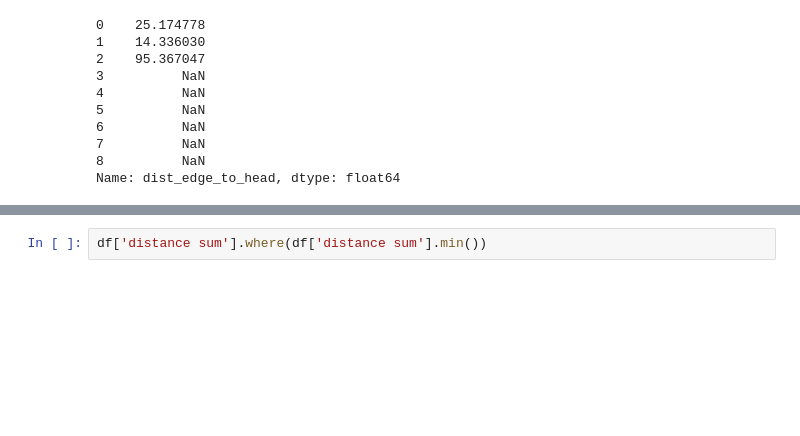
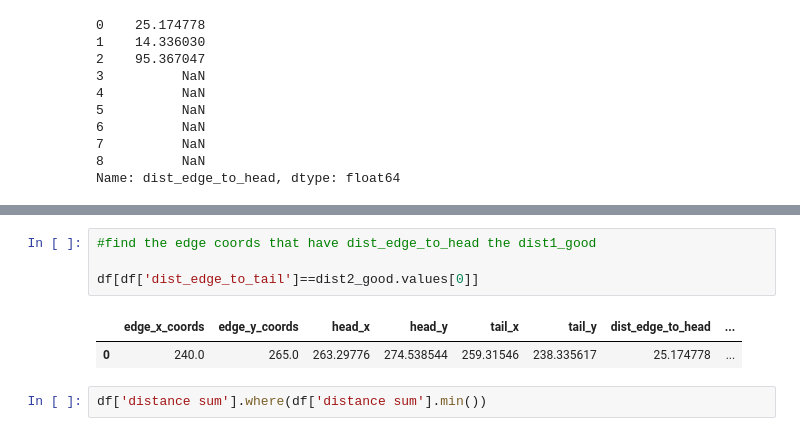
Before and after one commit to leonkontorovich/centerline_behavior_annotation, a Jupyter notebook: centerline/dev/Determine_Head_Tail.ipynb, the cells around one changed output, grey strips where cells are left out. Drawn from its saved outputs; the diff is of its cells as text; blank space fills up the shorter version.

```diff
--- a/centerline/dev/Determine_Head_Tail.ipynb
+++ b/centerline/dev/Determine_Head_Tail.ipynb
@@ -445,3 +488,10 @@ ValueError: Lengths must match to compare
+# %%
+#find the edge coords that have dist_edge_to_head the dist1_good
+
+df[df['dist_edge_to_tail']==dist2_good.values[0]]
+# %% [output]
+|  | edge_x_coords | edge_y_coords | head_x | head_y | tail_x | tail_y | dist_edge_to_head | ... |
+| 0 | 240.0 | 265.0 | 263.29776 | 274.538544 | 259.31546 | 238.335617 | 25.174778 | ... |
 # %%
 df['distance sum'].where(df['distance sum'].min())
 # %% [output]
```
Also changed, not shown: parts of 19 cells of this notebook.
